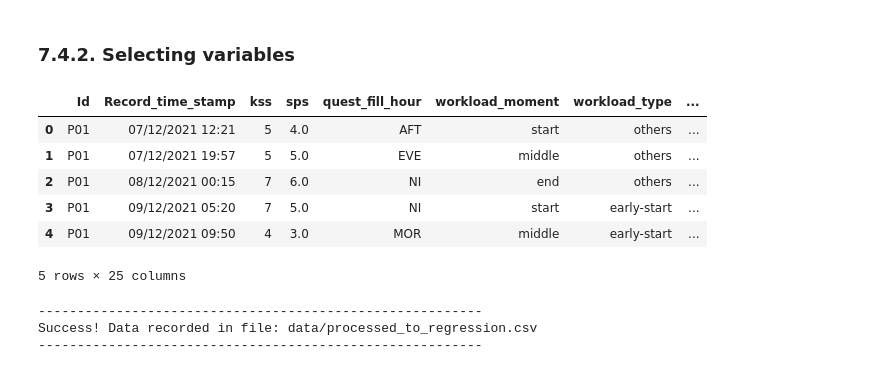
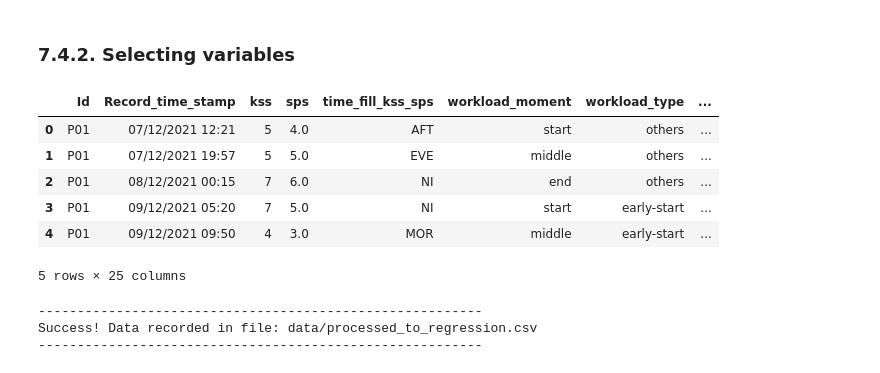
Before and after one commit to jlpscampos/Perception-of-Excessive-Sleepiness-and-Severe-Fatigue-in-Civil-Aviation-Pilots, a Jupyter notebook: EDA.ipynb, the cells around one changed output. Cells and saved outputs as stored; diff of their text form; code cells hidden in the pictures.

```diff
--- a/EDA.ipynb
+++ b/EDA.ipynb
@@ -585,15 +600,15 @@ df['marital_status'] = df['Marital_status'].copy().apply(lambda x: recat[x])
 # %% [markdown]
 ### 7.4.2. Selecting variables
 # %%
-variables = ['Id','Record_time_stamp','kss','sps','quest_fill_hour', 'workload_moment', 'workload_type',
+variables = ['Id','Record_time_stamp','kss','sps','time_fill_kss_sps', 'workload_moment', 'workload_type',
              'workload_type_prev_es','workload_type_prev_nt', 'workload_length', 'sleep_duration', 'time_awake',
              'Sex', 'Position', 'Num_Sons', 'Flight_hours', 'education', 'marital_status', 'Time_displacement','Age',
              'Disturbed_sleep', 'Awakening', 'Sleep_Fatig','Classification' ]
 
 df_out = df[variables].merge(selected, how = 'right', on = 'Id')
 df_out.head(5)
 # %% [output]
-|  | Id | Record_time_stamp | kss | sps | quest_fill_hour | workload_moment | workload_type | ... |
+|  | Id | Record_time_stamp | kss | sps | time_fill_kss_sps | workload_moment | workload_type | ... |
 | 0 | P01 | 07/12/2021 12:21 | 5 | 4.0 | AFT | start | others | ... |
 | 1 | P01 | 07/12/2021 19:57 | 5 | 5.0 | EVE | middle | others | ... |
 | 2 | P01 | 08/12/2021 00:15 | 7 | 6.0 | NI | end | others | ... |
```
Also changed, not shown: parts of 17 cells of this notebook, 2 other files.
